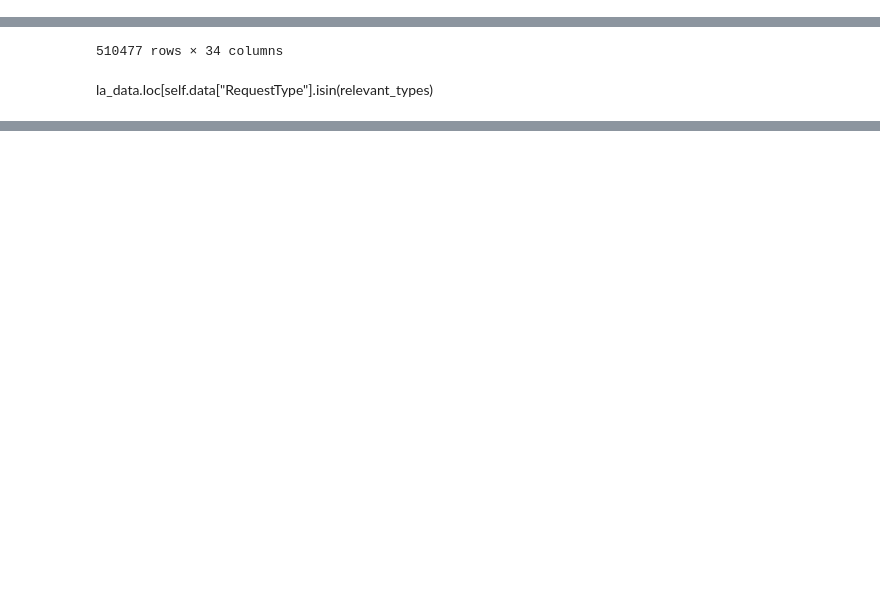
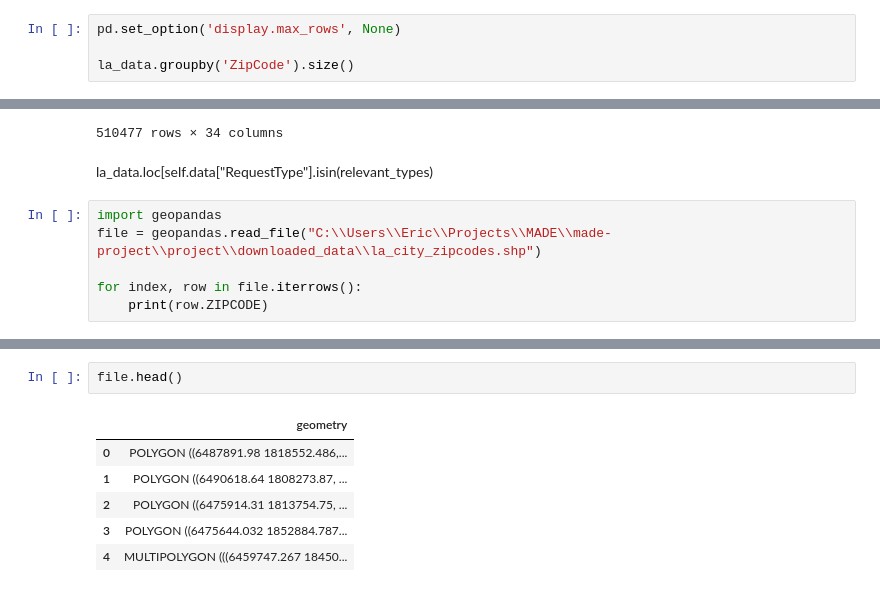
Before and after one commit to Hypnos8/made-project, a Jupyter notebook: project/personal_test.ipynb, the cells around one changed output, grey strips where cells are left out. Saved outputs shown, nothing was run; the diff lists cells and outputs as text; blank space fills up the shorter version.

```diff
--- a/project/personal_test.ipynb
+++ b/project/personal_test.ipynb
@@ -234,3 +295,7 @@ Index(['SRNumber', 'CreatedDate', 'UpdatedDate', 'ActionTaken', 'Owner',
        'Location', 'TBMPage', 'TBMColumn', 'TBMRow', 'APC', 'CD', 'CDMember',
        'NC', 'NCName', 'PolicePrecinct'],
       dtype='object')
+# %%
+pd.set_option('display.max_rows', None)
+
+la_data.groupby('ZipCode').size()
@@ -295,3 +378,9 @@ la_data.loc[la_data["RequestType"].isin(relevant_types)]
 510477 rows × 34 columns
 # %% [markdown]
 la_data.loc[self.data["RequestType"].isin(relevant_types)
+# %%
+import geopandas
+file = geopandas.read_file("C:\\Users\\Eric\\Projects\\MADE\\made-project\\project\\downloaded_data\\la_city_zipcodes.shp")
+
+for index, row in file.iterrows():
+    print(row.ZIPCODE)
@@ -297,0 +405,9 @@ la_data.loc[self.data["RequestType"].isin(relevant_types)
+# %%
+file.head()
+# %% [output]
+|  | geometry |
+| 0 | POLYGON ((6487891.98 1818552.486,... |
+| 1 | POLYGON ((6490618.64 1808273.87, ... |
+| 2 | POLYGON ((6475914.31 1813754.75, ... |
+| 3 | POLYGON ((6475644.032 1852884.787... |
+| 4 | MULTIPOLYGON (((6459747.267 18450... |
```
Also changed, not shown: parts of 11 cells of this notebook, 3 other files.
